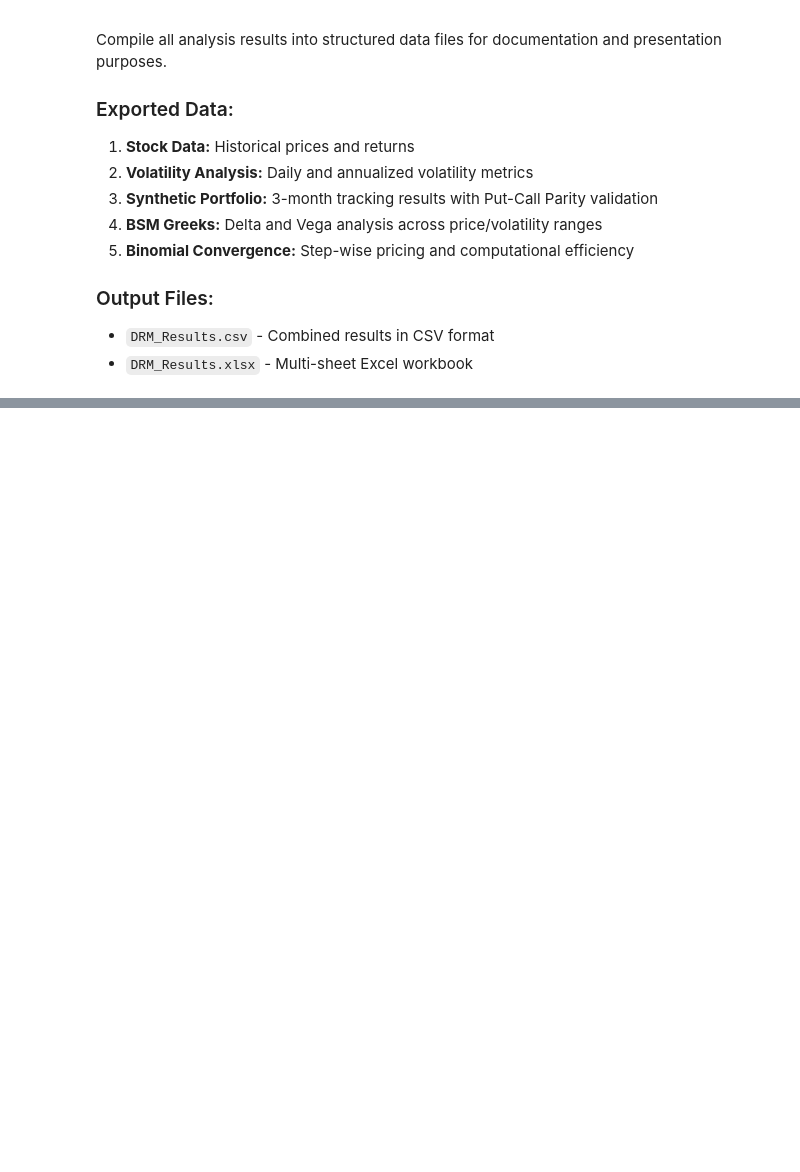
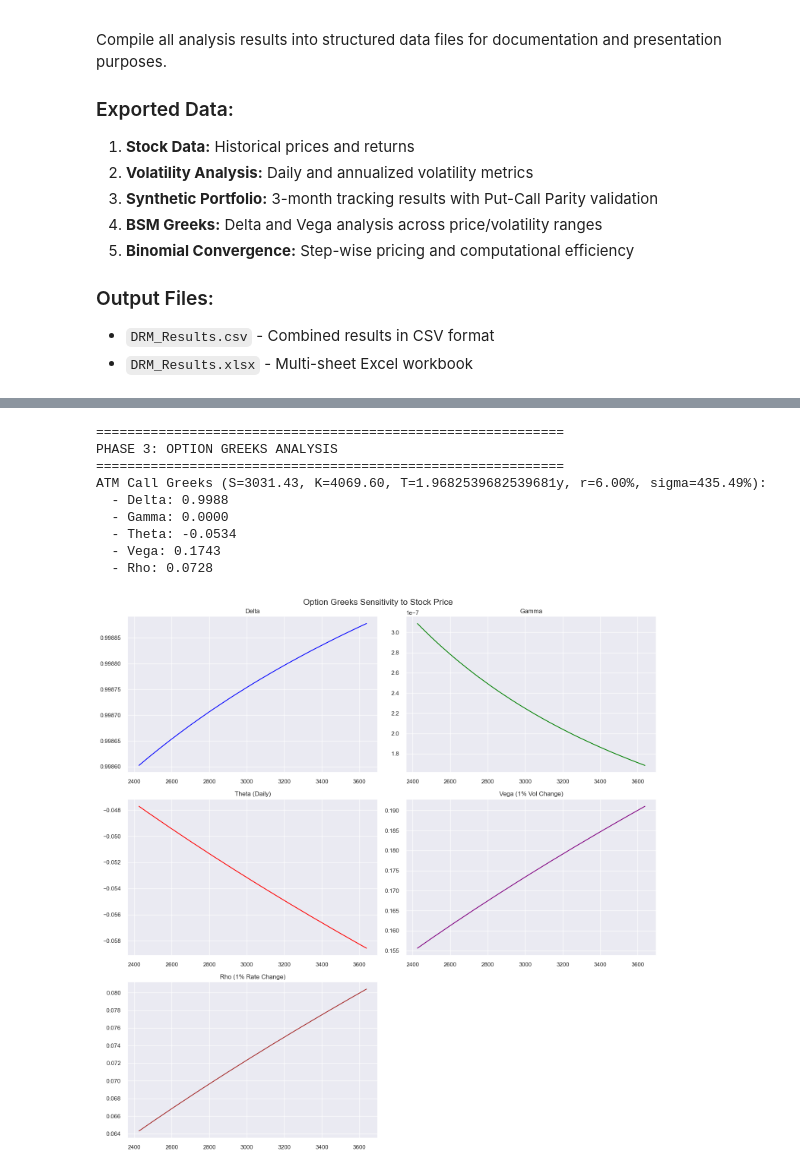
Before and after one commit to AmRitJain0442/DRM-GA, a Jupyter notebook: DRM_Project.ipynb, the cells around one changed output, grey strips where cells are left out. Saved outputs shown, nothing was run; the diff lists cells and outputs as text; code cells hidden in the pictures; blank space fills up the shorter version.

```diff
--- a/DRM_Project.ipynb
+++ b/DRM_Project.ipynb
@@ -1861,2 +1920,63 @@ All files saved to: c:\Users\amrit\Desktop\DRM GREEK\DRM_Output
 
 Phase 4 Complete!
+# %%
+# PHASE 3: OPTION GREEKS ANALYSIS
+
+print(f"\n{'=' * 60}")
+print(f"PHASE 3: OPTION GREEKS ANALYSIS")
+print(f"{'=' * 60}")
+
+# 1. Calculate Greeks for ATM Option
+greeks_atm = bsm_greeks(S0, K, T_init, r, sigma, 'call')
+print(f"ATM Call Greeks (S={S0:.2f}, K={K:.2f}, T={T_init}y, r={r:.2%}, sigma={sigma:.2%}):")
+for g, v in greeks_atm.items():
+    print(f"  - {g.capitalize()}: {v:.4f}")
+
+# 2. Plot Greeks vs Stock Price
+S_range = np.linspace(S0 * 0.8, S0 * 1.2, 100)
+greeks_S = {'delta': [], 'gamma': [], 'theta': [], 'vega': [], 'rho': []}
+
+for s in S_range:
+    g = bsm_greeks(s, K, T_init, r, sigma, 'call')
+    for k in greeks_S:
+        greeks_S[k].append(g[k])
+
+fig, axes = plt.subplots(3, 2, figsize=(15, 15))
+fig.suptitle('Option Greeks Sensitivity to Stock Price', fontsize=16)
+
+axes[0, 0].plot(S_range, greeks_S['delta'], color='blue')
+axes[0, 0].set_title('Delta')
+axes[0, 0].grid(True)
+
+axes[0, 1].plot(S_range, greeks_S['gamma'], color='green')
+axes[0, 1].set_title('Gamma')
+axes[0, 1].grid(True)
+
+axes[1, 0].plot(S_range, greeks_S['theta'], color='red')
+axes[1, 0].set_title('Theta (Daily)')
+axes[1, 0].grid(True)
+
+axes[1, 1].plot(S_range, greeks_S['vega'], color='purple')
+axes[1, 1].set_title('Vega (1% Vol Change)')
+axes[1, 1].grid(True)
+
+axes[2, 0].plot(S_range, greeks_S['rho'], color='brown')
+axes[2, 0].set_title('Rho (1% Rate Change)')
+axes[2, 0].grid(True)
+
+# Hide empty subplot
+axes[2, 1].axis('off')
+
+plt.tight_layout()
+plt.show()
+# %% [output]
+============================================================
+PHASE 3: OPTION GREEKS ANALYSIS
+============================================================
+ATM Call Greeks (S=3031.43, K=4069.60, T=1.9682539682539681y, r=6.00%, sigma=435.49%):
+  - Delta: 0.9988
+  - Gamma: 0.0000
+  - Theta: -0.0534
+  - Vega: 0.1743
+  - Rho: 0.0728
+[figure, added]
```
Also changed, not shown: parts of 10 cells of this notebook, 43 other files.
